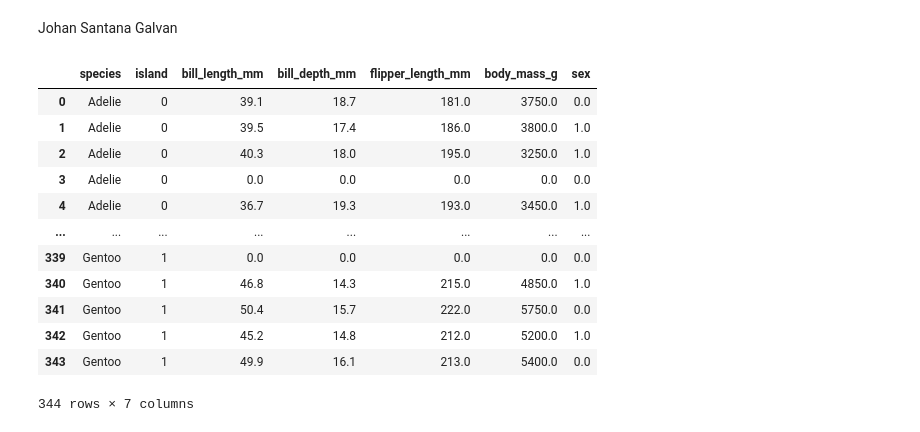
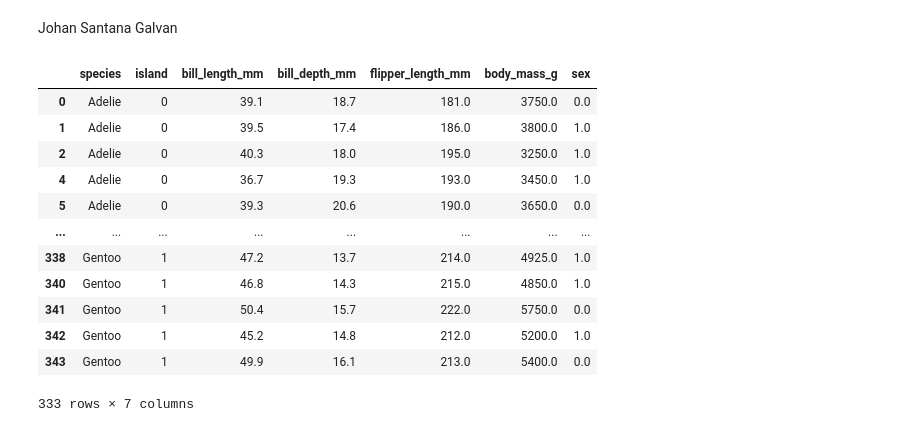
Before and after one commit to JohanSantanaGalvanJob/NaiveBayesPenguins, a Jupyter notebook: Penguin_NaiveBayes_AllNB.ipynb, the cells around one changed output. Cells and saved outputs as stored; diff of their text form; code cells hidden in the pictures.

```diff
--- a/Penguin_NaiveBayes_AllNB.ipynb
+++ b/Penguin_NaiveBayes_AllNB.ipynb
@@ -5,31 +5,35 @@ Johan Santana Galvan
 # %%
 # importación de datos
 import seaborn as sns
 penguins = sns.load_dataset('penguins')
 
 # Mapea las columnas "island" y "sex"
 mappingIsland = {'Torgersen': 0, 'Biscoe': 1, 'Dream': 2}
 mappingSex = {'Male': 0, 'Female': 1}
 penguins['island'] = penguins['island'].map(mappingIsland)
 penguins['sex'] = penguins['sex'].map(mappingSex)
 
 # Llena los NaN en todo el DataFrame con ceros
-penguins = penguins.fillna(0)
+# Los datos y las gráficas del DataFrame se han hecho con esto. Pero tambien se puede hacer de otra forma.
+# penguins = penguins.fillna(0)
+
+# Esta es la otra forma y con esto los resultados varían ligeramente.
+# Si se quiere hacer asi basta con quitar la línea de arriba y la línea de abajo ya que carecen de sentido.
+penguins.dropna(inplace=True)
 
 # Si aún quedan NaN en la columna "sex", llénalos específicamente con cero
-penguins['sex'] = penguins['sex'].fillna(2)
 penguins
 # %% [output]
 |  | species | island | bill_length_mm | bill_depth_mm | flipper_length_mm | body_mass_g | sex |
 | 0 | Adelie | 0 | 39.1 | 18.7 | 181.0 | 3750.0 | 0.0 |
 | 1 | Adelie | 0 | 39.5 | 17.4 | 186.0 | 3800.0 | 1.0 |
 | 2 | Adelie | 0 | 40.3 | 18.0 | 195.0 | 3250.0 | 1.0 |
-| 3 | Adelie | 0 | 0.0 | 0.0 | 0.0 | 0.0 | 0.0 |
 | 4 | Adelie | 0 | 36.7 | 19.3 | 193.0 | 3450.0 | 1.0 |
+| 5 | Adelie | 0 | 39.3 | 20.6 | 190.0 | 3650.0 | 0.0 |
 | ... | ... | ... | ... | ... | ... | ... | ... |
-| 339 | Gentoo | 1 | 0.0 | 0.0 | 0.0 | 0.0 | 0.0 |
+| 338 | Gentoo | 1 | 47.2 | 13.7 | 214.0 | 4925.0 | 1.0 |
 | 340 | Gentoo | 1 | 46.8 | 14.3 | 215.0 | 4850.0 | 1.0 |
 | 341 | Gentoo | 1 | 50.4 | 15.7 | 222.0 | 5750.0 | 0.0 |
 | 342 | Gentoo | 1 | 45.2 | 14.8 | 212.0 | 5200.0 | 1.0 |
 | 343 | Gentoo | 1 | 49.9 | 16.1 | 213.0 | 5400.0 | 0.0 |
-344 rows × 7 columns
+333 rows × 7 columns
```
Also changed, not shown: parts of 40 cells of this notebook.
